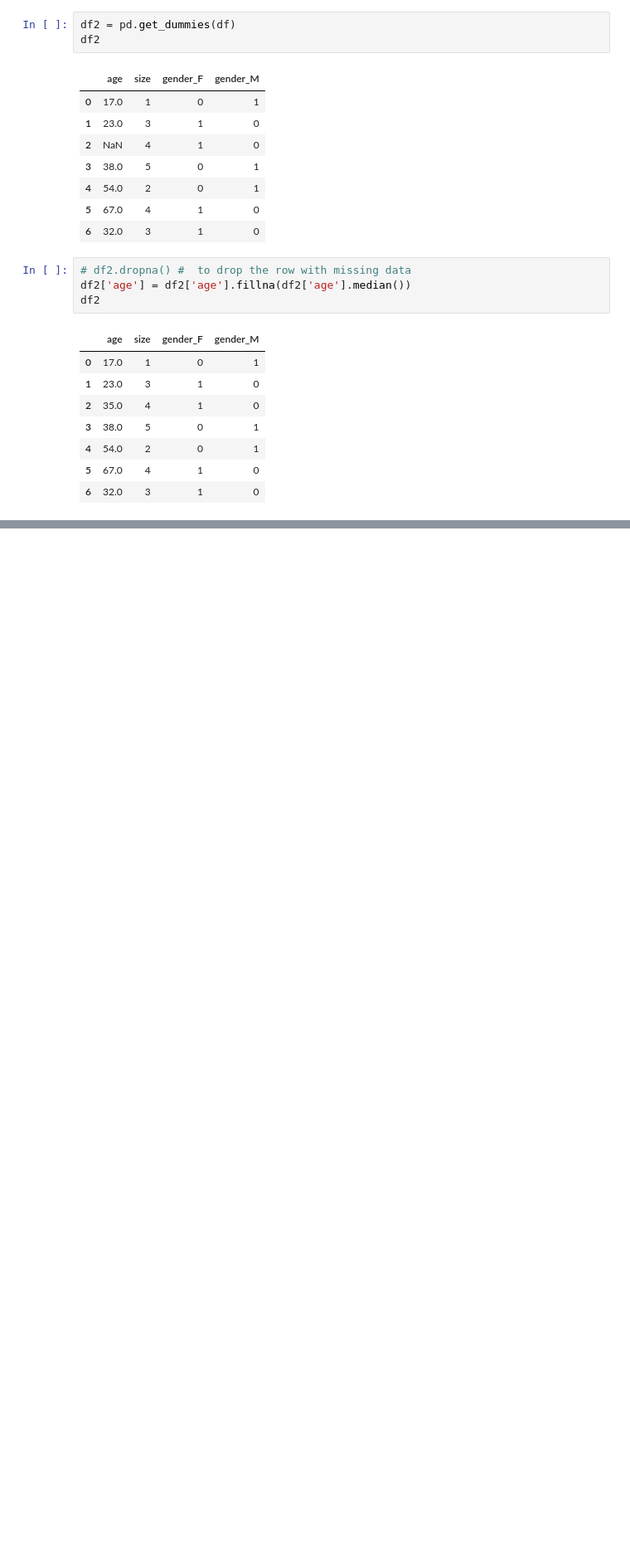
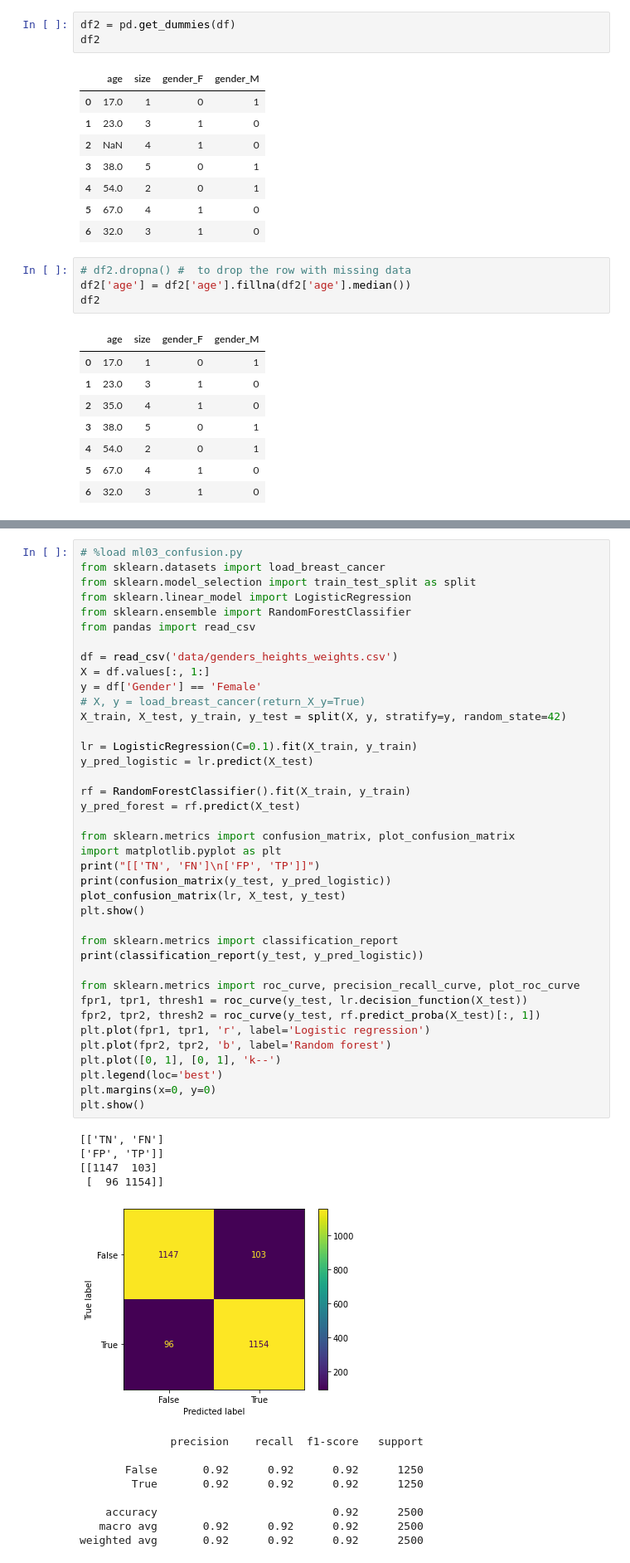
Before and after one commit to limweipin/mlpy_nov2021, a Jupyter notebook: day_3.ipynb, the cells around one changed output, grey strips where cells are left out. Shown at 83% size. Drawn from its saved outputs; the diff is of its cells as text; blank space fills up the shorter version.

Commit message:
Added confusion matrix

```diff
--- a/day_3.ipynb
+++ b/day_3.ipynb
@@ -553,0 +789,53 @@ df2
+# %%
+# %load ml03_confusion.py
+from sklearn.datasets import load_breast_cancer
+from sklearn.model_selection import train_test_split as split
+from sklearn.linear_model import LogisticRegression
+from sklearn.ensemble import RandomForestClassifier
+from pandas import read_csv
+
+df = read_csv('data/genders_heights_weights.csv')
+X = df.values[:, 1:]
+y = df['Gender'] == 'Female'
+# X, y = load_breast_cancer(return_X_y=True)
+X_train, X_test, y_train, y_test = split(X, y, stratify=y, random_state=42)
+
+lr = LogisticRegression(C=0.1).fit(X_train, y_train)
+y_pred_logistic = lr.predict(X_test)
+
+rf = RandomForestClassifier().fit(X_train, y_train)
+y_pred_forest = rf.predict(X_test)
+
+from sklearn.metrics import confusion_matrix, plot_confusion_matrix
+import matplotlib.pyplot as plt
+print("[['TN', 'FN']\n['FP', 'TP']]")
+print(confusion_matrix(y_test, y_pred_logistic))
+plot_confusion_matrix(lr, X_test, y_test)
+plt.show()
+
+from sklearn.metrics import classification_report
+print(classification_report(y_test, y_pred_logistic))
+
+from sklearn.metrics import roc_curve, precision_recall_curve, plot_roc_curve
+fpr1, tpr1, thresh1 = roc_curve(y_test, lr.decision_function(X_test))
+fpr2, tpr2, thresh2 = roc_curve(y_test, rf.predict_proba(X_test)[:, 1])
+plt.plot(fpr1, tpr1, 'r', label='Logistic regression')
+plt.plot(fpr2, tpr2, 'b', label='Random forest')
+plt.plot([0, 1], [0, 1], 'k--')
+plt.legend(loc='best')
+plt.margins(x=0, y=0)
+plt.show()
+# %% [output]
+[['TN', 'FN']
+['FP', 'TP']]
+[[1147  103]
+ [  96 1154]]
+[figure, added]
+              precision    recall  f1-score   support
+
+       False       0.92      0.92      0.92      1250
+        True       0.92      0.92      0.92      1250
+
+    accuracy                           0.92      2500
+   macro avg       0.92      0.92      0.92      2500
+weighted avg       0.92      0.92      0.92      2500
```
Also changed, not shown: parts of 9 cells of this notebook.
